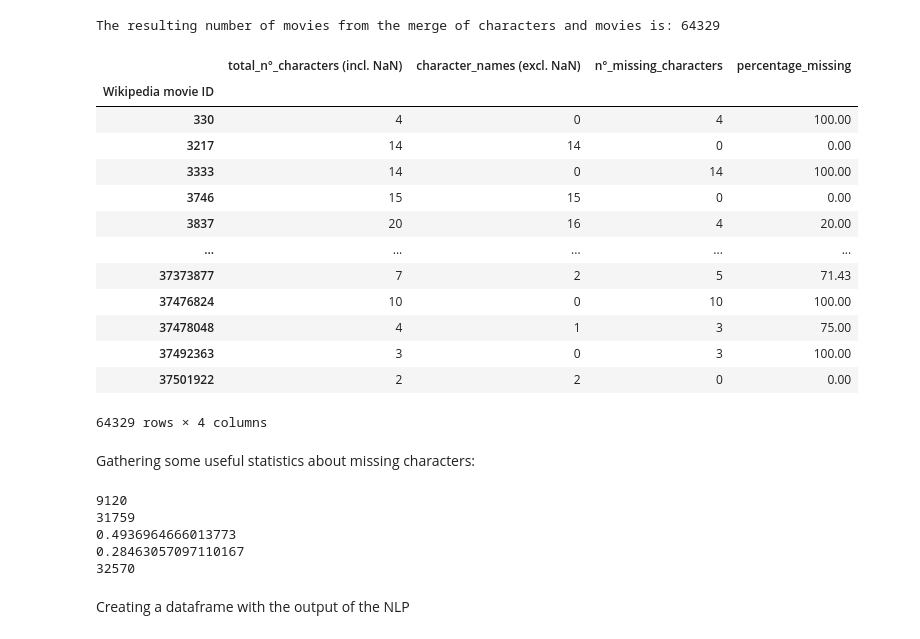
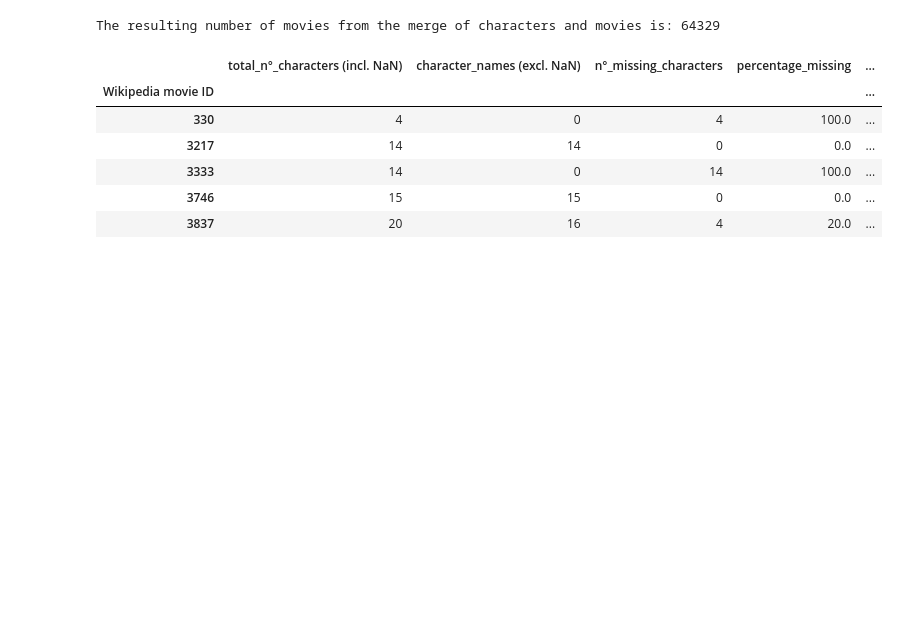
Before and after one commit to epfl-ada/ada-2022-project-utopiansky2022, a Jupyter notebook: Nico.ipynb, the cells around one changed output. Cells and saved outputs as stored; diff of their text form; code cells hidden in the pictures; blank space fills up the shorter version.

```diff
--- a/Nico.ipynb
+++ b/Nico.ipynb
@@ -83,44 +116,17 @@ total_characters_per_movie = df_char_movie.groupby(['Wikipedia movie ID'])['Char
 # %%
 df_character_missing_stats = pd.merge(total_characters_per_movie, char_names_per_movie, on='Wikipedia movie ID')
 
 df_character_missing_stats['n°_missing_characters'] = df_character_missing_stats['size'] - df_character_missing_stats['Character name']
 df_character_missing_stats['percentage_missing'] = round(100 * df_character_missing_stats['n°_missing_characters'] / df_character_missing_stats['size'], 2) # computing percentages of missing character names
+df_character_missing_stats['percentage_available'] = 100 - df_character_missing_stats['percentage_missing']
 df_character_missing_stats = df_character_missing_stats.rename(columns={'size': 'total_n°_characters (incl. NaN)'})
 df_character_missing_stats = df_character_missing_stats.rename(columns={'Character name': 'character_names (excl. NaN)'})
-df_character_missing_stats
-
-# In this dataframe we obtain the percentage of the character names that are missing per movie
+df_character_missing_stats.head()
 # %% [output]
-|  | total_n°_characters (incl. NaN) | character_names (excl. NaN) | n°_missing_characters | percentage_missing |
-| Wikipedia movie ID |  |  |  |  |
-| 330 | 4 | 0 | 4 | 100.00 |
-| 3217 | 14 | 14 | 0 | 0.00 |
-| 3333 | 14 | 0 | 14 | 100.00 |
-| 3746 | 15 | 15 | 0 | 0.00 |
-| 3837 | 20 | 16 | 4 | 20.00 |
-| ... | ... | ... | ... | ... |
-| 37373877 | 7 | 2 | 5 | 71.43 |
-| 37476824 | 10 | 0 | 10 | 100.00 |
-| 37478048 | 4 | 1 | 3 | 75.00 |
-| 37492363 | 3 | 0 | 3 | 100.00 |
-| 37501922 | 2 | 2 | 0 | 0.00 |
+|  | total_n°_characters (incl. NaN) | character_names (excl. NaN) | n°_missing_characters | percentage_missing | ... |
+| Wikipedia movie ID |  |  |  |  | ... |
+| 330 | 4 | 0 | 4 | 100.0 | ... |
+| 3217 | 14 | 14 | 0 | 0.0 | ... |
+| 3333 | 14 | 0 | 14 | 100.0 | ... |
+| 3746 | 15 | 15 | 0 | 0.0 | ... |
+| 3837 | 20 | 16 | 4 | 20.0 | ... |
-64329 rows × 4 columns
-# %% [markdown]
-Gathering some useful statistics about missing characters:
-# %%
-print(df_character_missing_stats['% of missing'][df_character_missing_stats['% of missing'] == 0].count()) # Have all names
-print(df_character_missing_stats['Character Name (excl. NaN)'][df_character_missing_stats['Character Name (excl. NaN)'] == 0].count())
-print(df_character_missing_stats['Character Name (excl. NaN)'][df_character_missing_stats['Character Name (excl. NaN)'] == 0].count()/64329)
-print(df_character_missing_stats['% of missing'][df_character_missing_stats['% of missing'] <= 0.5].count()/64329)
-print(df_character_missing_stats['Character Name (excl. NaN)'][df_character_missing_stats['Character Name (excl. NaN)'] >= 1].count())
-
-
-# The 3rd number is the number of movies for which we are missing 100% of the character names. In other words we are missing all of the characters for roughly 50% of the movies.
-
-# Plot histograms of percentages .....
-# %% [output]
-9120
-31759
-0.4936964666013773
-0.28463057097110167
-32570
@@ -129,2 +132,0 @@ print(df_character_missing_stats['Character Name (excl. NaN)'][df_character_miss
-# %% [markdown]
-Creating a dataframe with the output of the NLP
```
Also changed, not shown: parts of 16 cells of this notebook, 2 other files.
